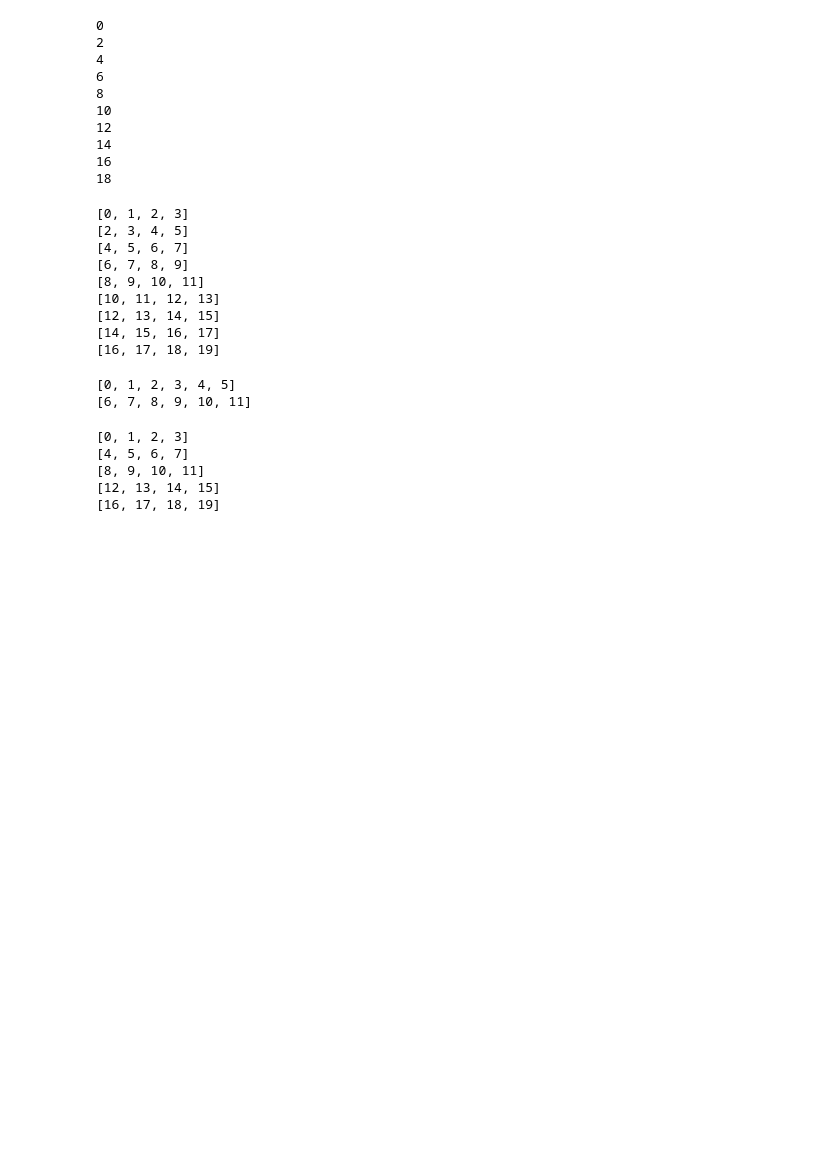
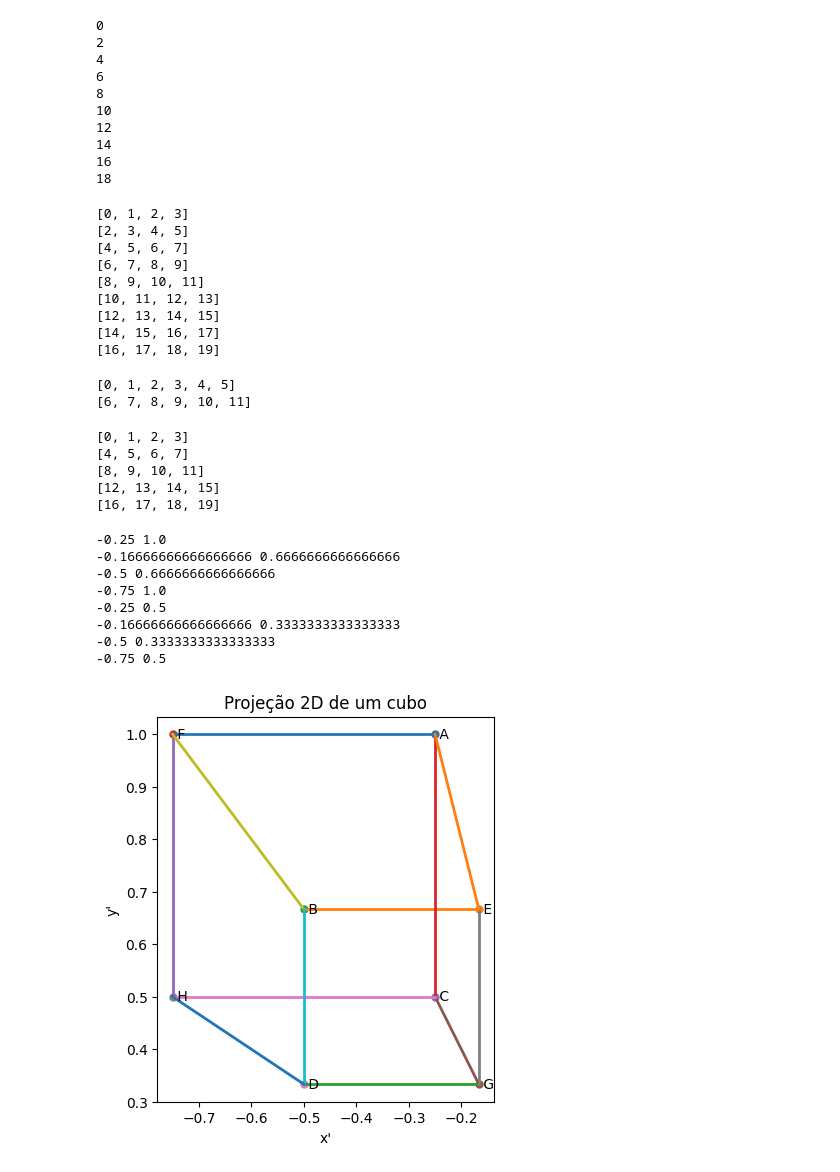
Before and after one commit to alfredjynx/Renderizador, a Jupyter notebook: test.ipynb, the cells around one changed output. Drawn from its saved outputs; the diff is of its cells as text; code cells hidden in the pictures; blank space fills up the shorter version.

```diff
--- a/test.ipynb
+++ b/test.ipynb
@@ -42,3 +42,68 @@ for p in range(0, 18, 4):
 [8, 9, 10, 11]
 [12, 13, 14, 15]
 [16, 17, 18, 19]
+# %%
+import matplotlib.pyplot as plt
+
+def pinhole(ponto, camera, d=1):
+
+    x, y, z = ponto
+    xc, yc, zc = camera
+
+    u = d*((x-xc)/(z-zc))
+    v = d*((y-yc)/(z-zc))
+
+    print(-u, -v)
+
+    return (-u, -v)
+
+cubo = [
+    (-1, -1, -1),
+    (-1, -1,  1),
+    ( 1, -1,  1),
+    ( 1, -1, -1),
+    (-1,  1, -1),
+    (-1,  1,  1),
+    ( 1,  1,  1),
+    ( 1,  1, -1)
+]
+
+camera = (-2, 3, -5)
+
+cubo_projetado = [pinhole(p, camera) for p in cubo]
+
+edges = [
+    ("A","F"), ("B","E"), ("G","D"), ("C","A"),
+    ("H","F"), ("C","G"), ("C","H"), ("G","E"),
+    ("B","F"), ("B","D"), ("D","H"), ("A","E"),
+]
+
+labels = ["A", "E", "B", "F", "C", "G", "D", "H"]
+
+pts = {lbl: cubo_projetado[i] for i, lbl in enumerate(labels)}
+
+fig, ax = plt.subplots(figsize=(5, 5))
+for u, v in edges:
+    x0, y0 = pts[u]
+    x1, y1 = pts[v]
+    ax.plot([x0, x1], [y0, y1], linewidth=2)
+
+for lbl, (x, y) in pts.items():
+    ax.scatter([x], [y], s=25)
+    ax.text(x, y, f" {lbl}", va="center", ha="left")
+
+ax.set_aspect("equal", adjustable="box")
+ax.set_xlabel("x'")
+ax.set_ylabel("y'")
+ax.set_title("Projeção 2D de um cubo")
+plt.show()
+# %% [output]
+-0.25 1.0
+-0.16666666666666666 0.6666666666666666
+-0.5 0.6666666666666666
+-0.75 1.0
+-0.25 0.5
+-0.16666666666666666 0.3333333333333333
+-0.5 0.3333333333333333
+-0.75 0.5
+[figure, added]
```
Also changed, not shown: parts of 3 cells of this notebook.
